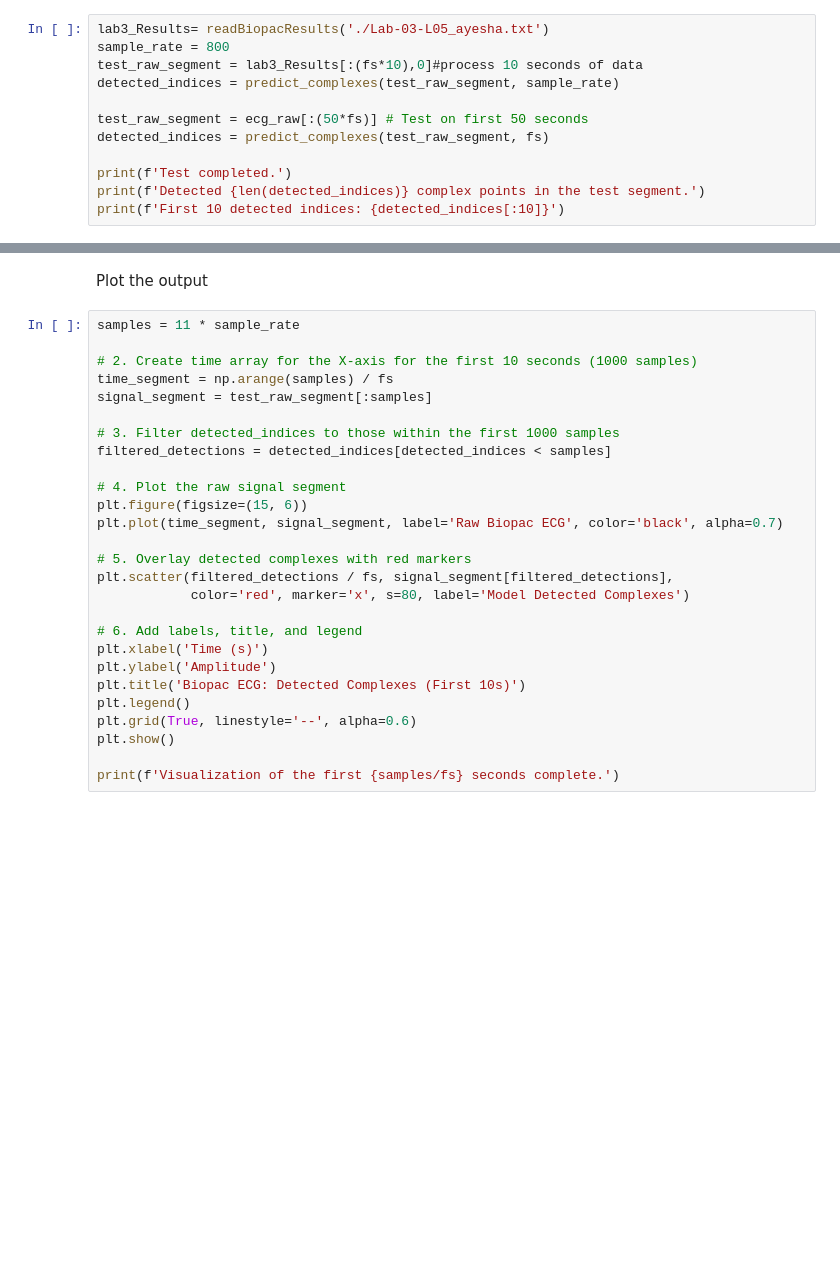
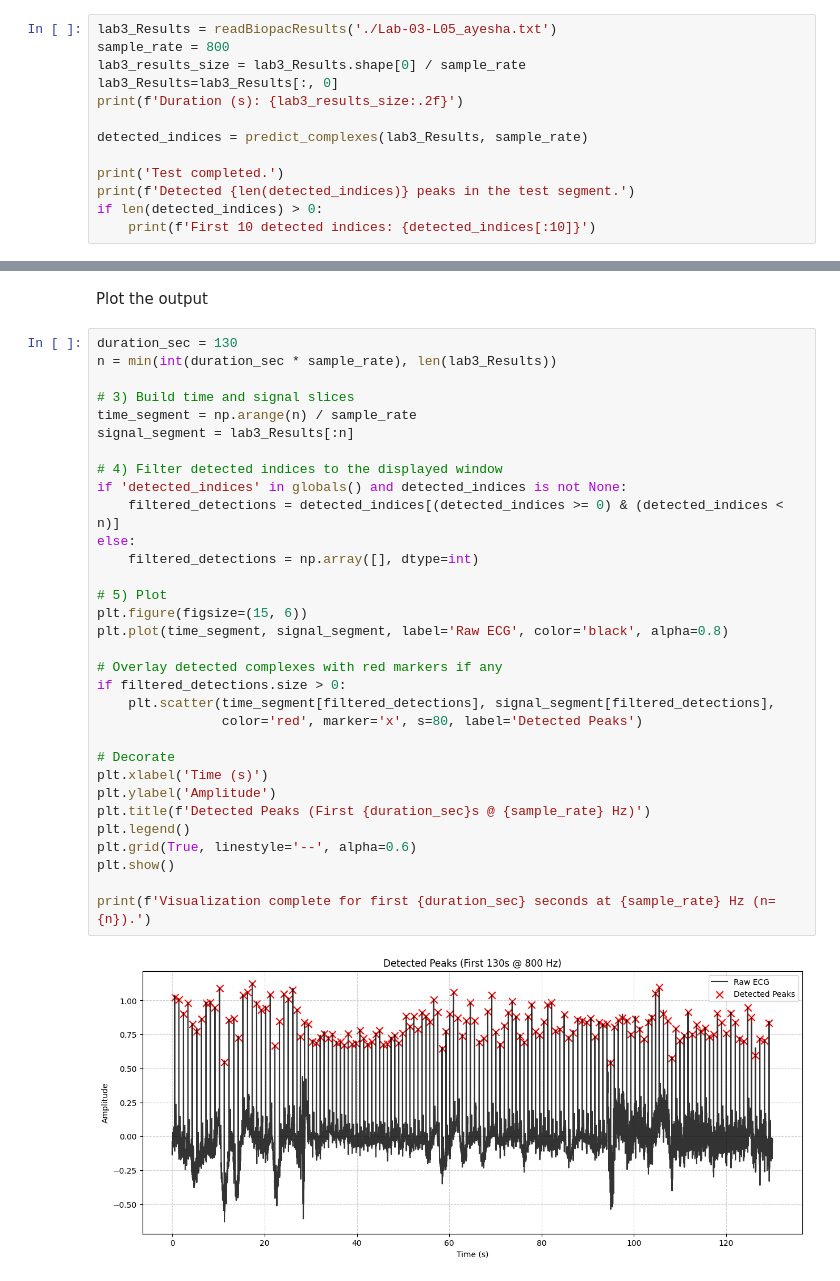
Before and after one commit to AyeshaSd/EECS4643Project, a Jupyter notebook: EECS4643Project_real.ipynb, the cells around one changed output, grey strips where cells are left out. Cells and saved outputs as stored; diff of their text form; blank space fills up the shorter version.

```diff
--- a/EECS4643Project_real.ipynb
+++ b/EECS4643Project_real.ipynb
@@ -302,14 +573,15 @@ def predict_complexes(raw_data_array, sampling_rate):
 # %% [markdown]
 Call the model prediction interface
 # %%
-lab3_Results= readBiopacResults('./Lab-03-L05_ayesha.txt')
+lab3_Results = readBiopacResults('./Lab-03-L05_ayesha.txt')
 sample_rate = 800
-test_raw_segment = lab3_Results[:(fs*10),0]#process 10 seconds of data
-detected_indices = predict_complexes(test_raw_segment, sample_rate)
+lab3_results_size = lab3_Results.shape[0] / sample_rate
+lab3_Results=lab3_Results[:, 0]
+print(f'Duration (s): {lab3_results_size:.2f}')
 
-test_raw_segment = ecg_raw[:(50*fs)] # Test on first 50 seconds
-detected_indices = predict_complexes(test_raw_segment, fs)
+detected_indices = predict_complexes(lab3_Results, sample_rate)
 
-print(f'Test completed.')
-print(f'Detected {len(detected_indices)} complex points in the test segment.')
-print(f'First 10 detected indices: {detected_indices[:10]}')
+print('Test completed.')
+print(f'Detected {len(detected_indices)} peaks in the test segment.')
+if len(detected_indices) > 0:
+    print(f'First 10 detected indices: {detected_indices[:10]}')
@@ -316,29 +593,36 @@ print(f'First 10 detected indices: {detected_indices[:10]}')
 # %% [markdown]
 Plot the output
 # %%
-samples = 11 * sample_rate
+duration_sec = 130
+n = min(int(duration_sec * sample_rate), len(lab3_Results))
 
-# 2. Create time array for the X-axis for the first 10 seconds (1000 samples)
-time_segment = np.arange(samples) / fs
-signal_segment = test_raw_segment[:samples]
+# 3) Build time and signal slices
+time_segment = np.arange(n) / sample_rate
+signal_segment = lab3_Results[:n]
 
-# 3. Filter detected_indices to those within the first 1000 samples
-filtered_detections = detected_indices[detected_indices < samples]
+# 4) Filter detected indices to the displayed window
+if 'detected_indices' in globals() and detected_indices is not None:
+    filtered_detections = detected_indices[(detected_indices >= 0) & (detected_indices < n)]
+else:
+    filtered_detections = np.array([], dtype=int)
 
-# 4. Plot the raw signal segment
+# 5) Plot
 plt.figure(figsize=(15, 6))
-plt.plot(time_segment, signal_segment, label='Raw Biopac ECG', color='black', alpha=0.7)
+plt.plot(time_segment, signal_segment, label='Raw ECG', color='black', alpha=0.8)
 
-# 5. Overlay detected complexes with red markers
-plt.scatter(filtered_detections / fs, signal_segment[filtered_detections],
-            color='red', marker='x', s=80, label='Model Detected Complexes')
+# Overlay detected complexes with red markers if any
+if filtered_detections.size > 0:
+    plt.scatter(time_segment[filtered_detections], signal_segment[filtered_detections],
+                color='red', marker='x', s=80, label='Detected Peaks')
 
-# 6. Add labels, title, and legend
+# Decorate
 plt.xlabel('Time (s)')
 plt.ylabel('Amplitude')
-plt.title('Biopac ECG: Detected Complexes (First 10s)')
+plt.title(f'Detected Peaks (First {duration_sec}s @ {sample_rate} Hz)')
 plt.legend()
 plt.grid(True, linestyle='--', alpha=0.6)
 plt.show()
 
-print(f'Visualization of the first {samples/fs} seconds complete.')
+print(f'Visualization complete for first {duration_sec} seconds at {sample_rate} Hz (n={n}).')
+# %% [output]
+[figure, added]
```
Also changed, not shown: parts of 19 cells of this notebook.
